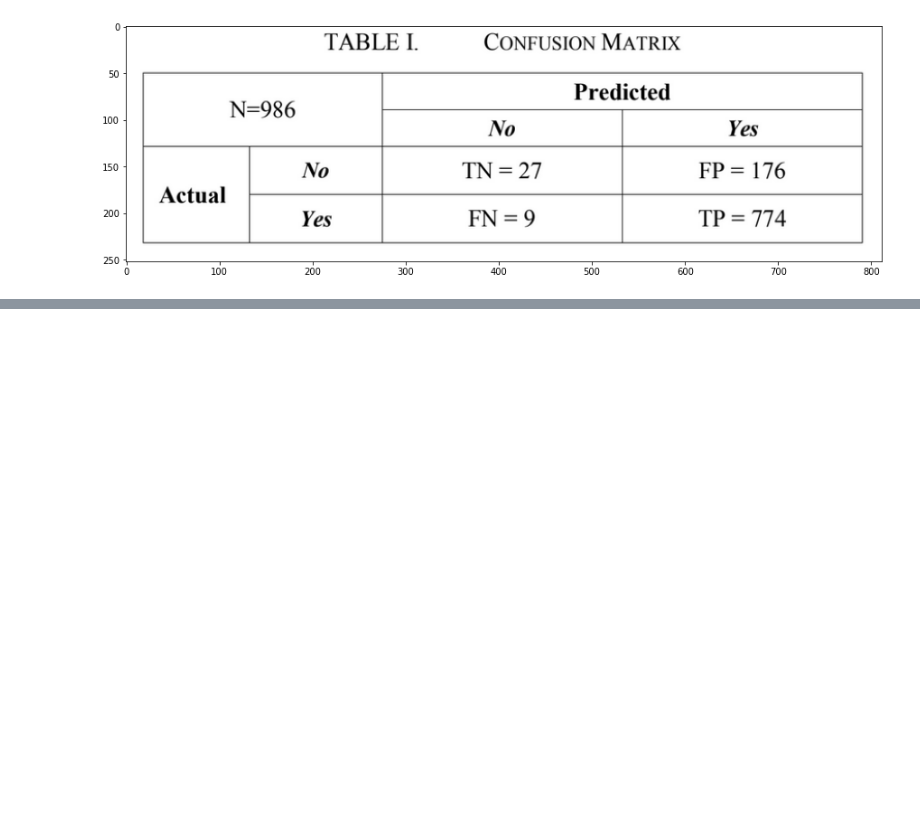
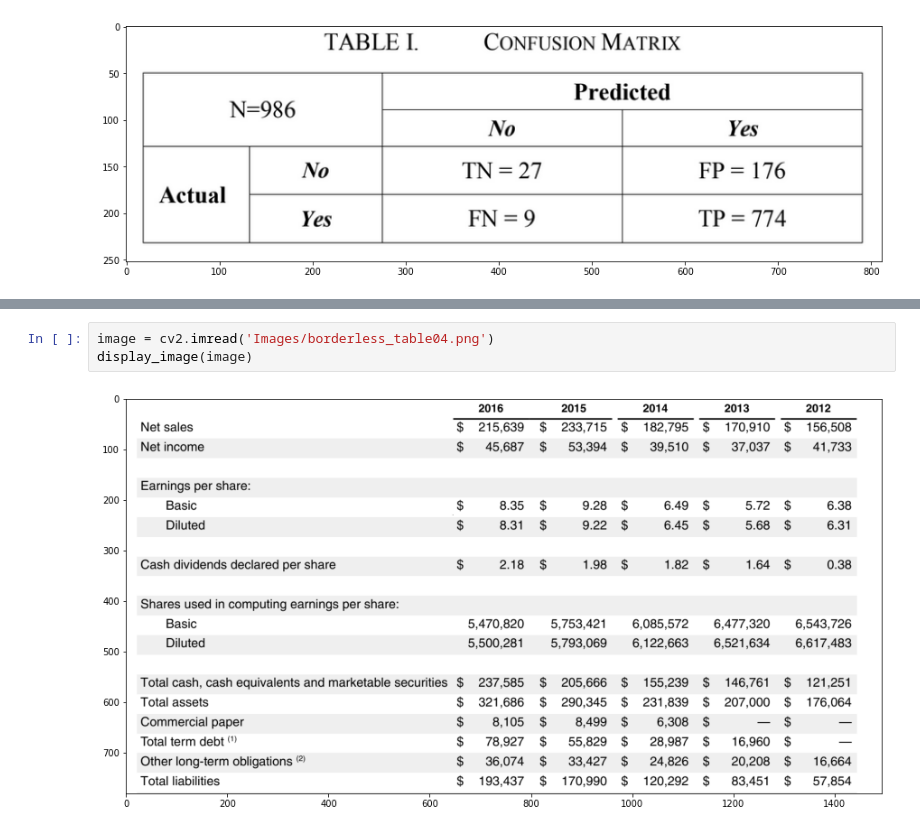
Before and after one commit to sachindevsharma/Table_Data_from_Images, a Jupyter notebook: Demo.ipynb, the cells around one changed output, grey strips where cells are left out. Drawn from its saved outputs; the diff is of its cells as text; blank space fills up the shorter version.

```diff
--- a/Demo.ipynb
+++ b/Demo.ipynb
@@ -183,0 +182,5 @@ display_image(tables[0])
+# %%
+image = cv2.imread('Images/borderless_table04.png')
+display_image(image)
+# %% [output]
+[figure, added]
```
Also changed, not shown: parts of 27 cells of this notebook, 11 other files.
